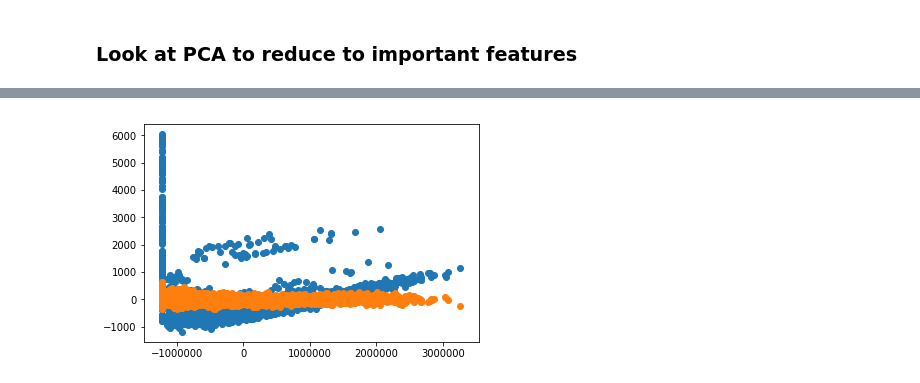
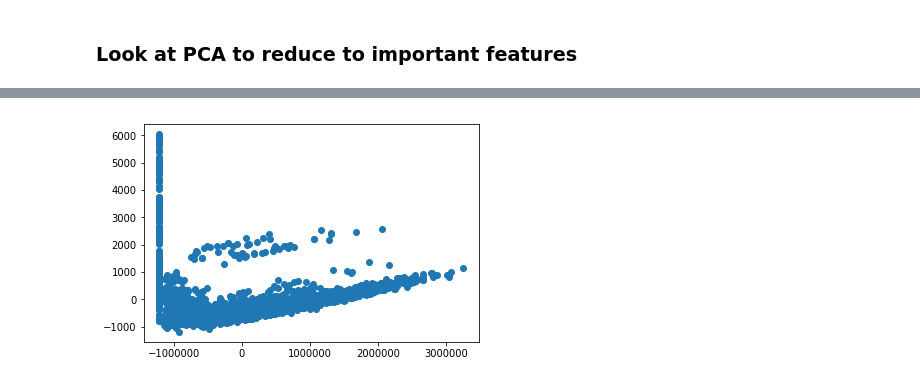
Before and after one commit to jgphillips77/BaseBall, a Jupyter notebook: ipynb/05-Features.ipynb, the cells around one changed output, grey strips where cells are left out. Saved outputs shown, nothing was run; the diff lists cells and outputs as text; code cells hidden in the pictures.

```diff
--- a/ipynb/05-Features.ipynb
+++ b/ipynb/05-Features.ipynb
@@ -173,6 +199,8 @@ Text(0,0.5,u'Principal components')
 # %%
+# Decomposition
+
 from sklearn import decomposition
-PCA = decomposition.PCA(n_components=6)
+PCA = decomposition.PCA(n_components=2)
 PCA.fit(X)
 PCA_X = PCA.transform(X)
 PCA.components_  # resulting eigenvectors
@@ -263,6 +275,5 @@ PCA_5 = [x[4] for x in PCA_X]
 # %%
 plt.scatter(PCA_1, PCA_2)
-plt.scatter(PCA_1, PCA_5)
 plt.show()  # resulting eigenvectors
 # %% [output]
-[figure, old version]
+[figure, new version]
```
Also changed, not shown: parts of 23 cells of this notebook, 13 other files.
